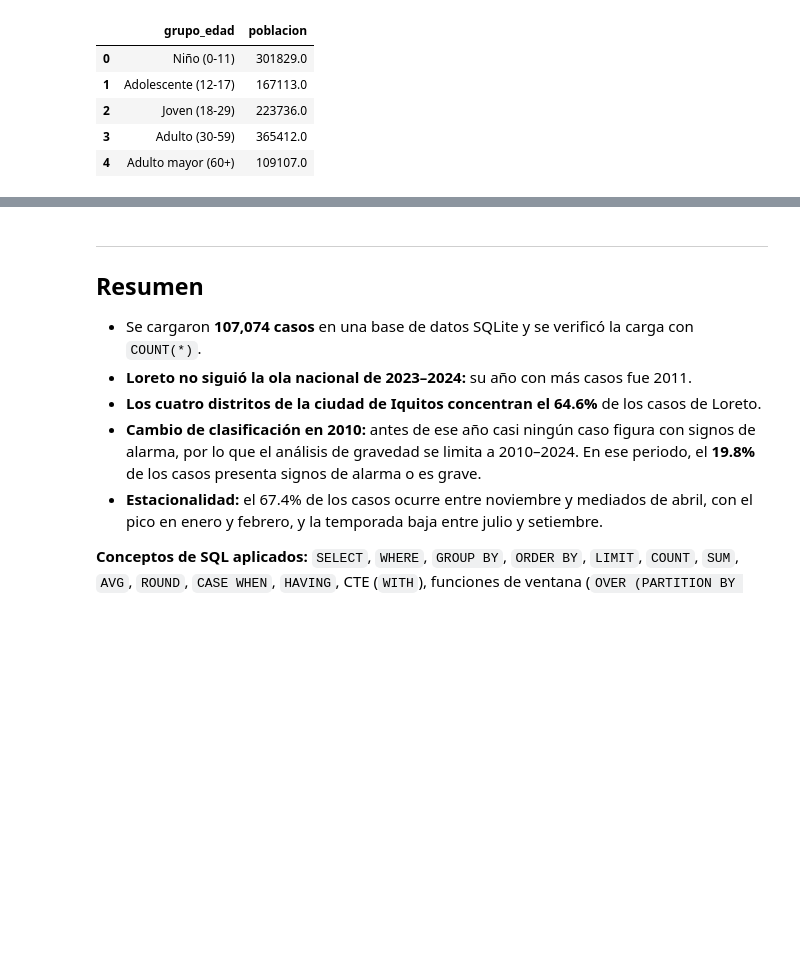
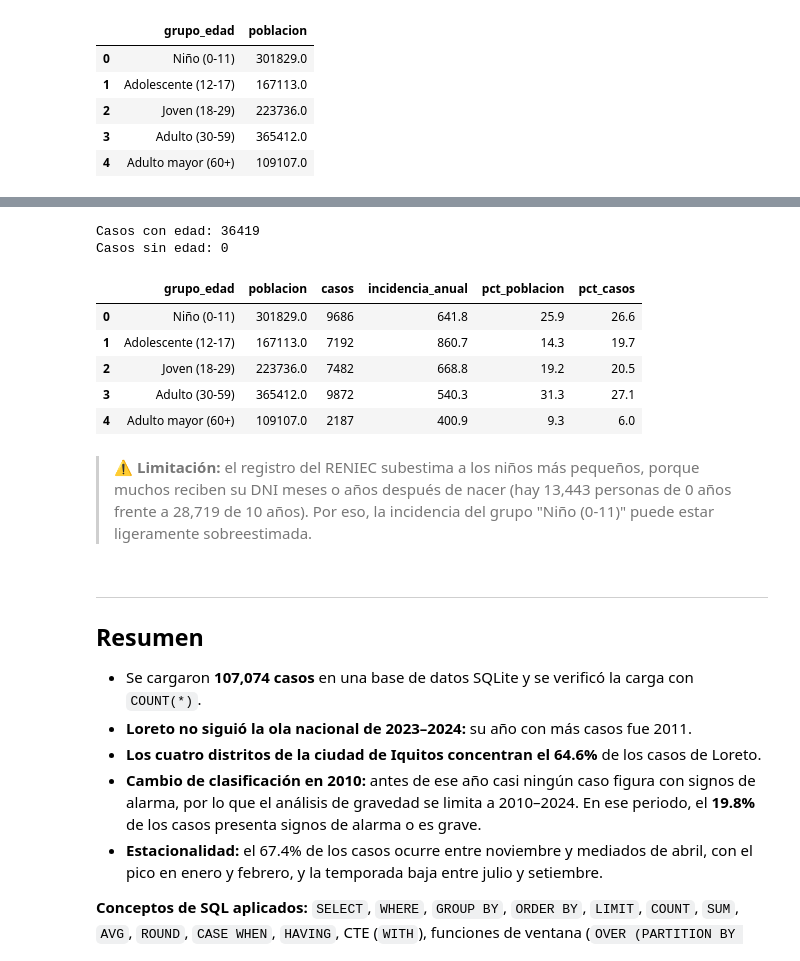
Before and after one commit to David-Sac/dengue-loreto, a Jupyter notebook: notebooks/03_sql.ipynb, the cells around one changed output, grey strips where cells are left out. Cells and saved outputs as stored; diff of their text form; code cells hidden in the pictures; blank space fills up the shorter version.

Commit message:
feat: casos con edad

```diff
--- a/notebooks/03_sql.ipynb
+++ b/notebooks/03_sql.ipynb
@@ -788,3 +792,51 @@ poblacion_edad
+# %%
+inc_edad = consulta("""
+WITH casos_edad AS (
+    SELECT grupo_edad, COUNT(*) AS casos
+    FROM casos
+    WHERE ano BETWEEN 2020 AND 2024
+    GROUP BY grupo_edad
+)
+SELECT
+    p.grupo_edad,
+    p.poblacion,
+    COALESCE(c.casos, 0) AS casos,
+    ROUND(COALESCE(c.casos, 0) * 100000.0 / p.poblacion / 5, 1) AS incidencia_anual,
+    ROUND(p.poblacion * 100.0 / SUM(p.poblacion) OVER (), 1) AS pct_poblacion,
+    ROUND(COALESCE(c.casos, 0) * 100.0 / SUM(COALESCE(c.casos, 0)) OVER (), 1) AS pct_casos
+FROM poblacion_edad AS p
+LEFT JOIN casos_edad AS c
+    ON p.grupo_edad = c.grupo_edad
+ORDER BY
+    CASE p.grupo_edad
+        WHEN 'Niño (0-11)' THEN 1
+        WHEN 'Adolescente (12-17)' THEN 2
+        WHEN 'Joven (18-29)' THEN 3
+        WHEN 'Adulto (30-59)' THEN 4
+        WHEN 'Adulto mayor (60+)' THEN 5
+    END
+""")
+
+sin_edad = consulta("""
+SELECT COUNT(*) AS casos_sin_edad
+FROM casos
+WHERE ano BETWEEN 2020 AND 2024 AND grupo_edad IS NULL
+""")
+
+print("Casos con edad:", inc_edad["casos"].sum())
+print("Casos sin edad:", sin_edad["casos_sin_edad"][0])
+inc_edad
+# %% [output]
+Casos con edad: 36419
+Casos sin edad: 0
+|  | grupo_edad | poblacion | casos | incidencia_anual | pct_poblacion | pct_casos |
+| 0 | Niño (0-11) | 301829.0 | 9686 | 641.8 | 25.9 | 26.6 |
+| 1 | Adolescente (12-17) | 167113.0 | 7192 | 860.7 | 14.3 | 19.7 |
+| 2 | Joven (18-29) | 223736.0 | 7482 | 668.8 | 19.2 | 20.5 |
+| 3 | Adulto (30-59) | 365412.0 | 9872 | 540.3 | 31.3 | 27.1 |
+| 4 | Adulto mayor (60+) | 109107.0 | 2187 | 400.9 | 9.3 | 6.0 |
+# %% [markdown]
+> ⚠️ **Limitación:** el registro del RENIEC subestima a los niños más pequeños, porque muchos reciben su DNI meses o años después de nacer (hay 13,443 personas de 0 años frente a 28,719 de 10 años). Por eso, la incidencia del grupo "Niño (0-11)" puede estar ligeramente sobreestimada.
 # %% [markdown]
 ---
 ## Resumen
```
Also changed, not shown: parts of 1 cell of this notebook.
